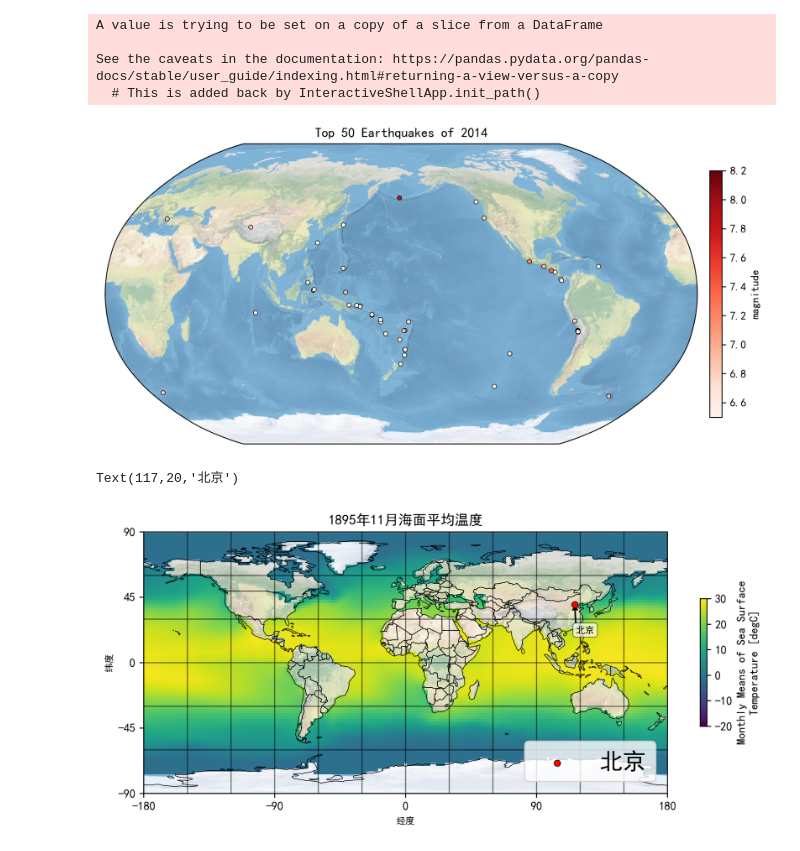
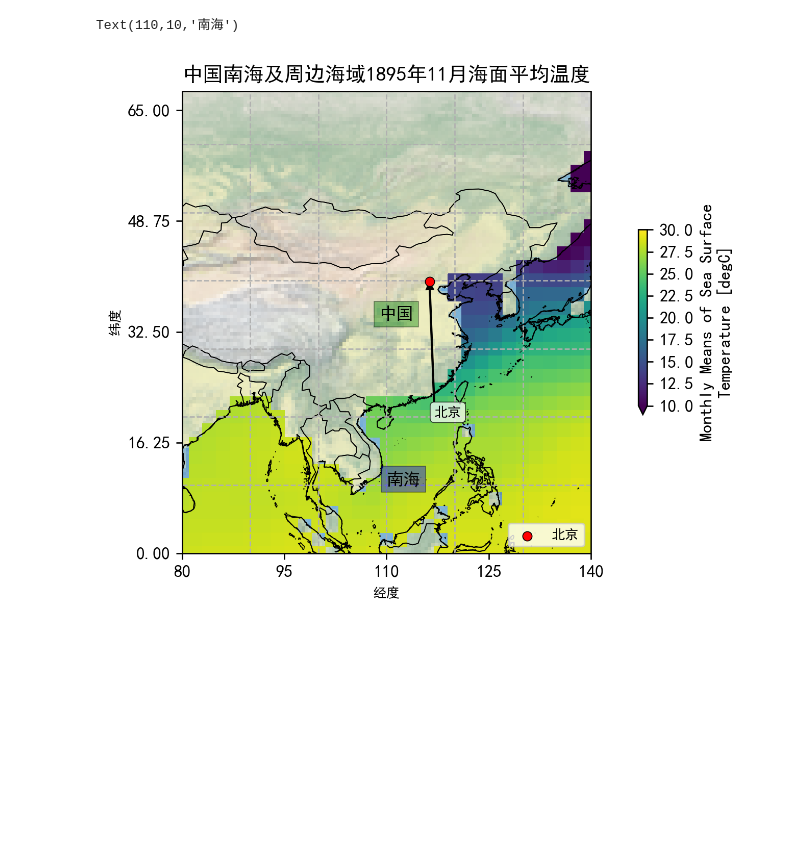
Before and after one commit to kedaobilianxu/ESE5023_Assignments_12132834, a Jupyter notebook: PS4/PS4.ipynb, the cells around one changed output. Saved outputs shown, nothing was run; the diff lists cells and outputs as text; code cells hidden in the pictures; blank space fills up the shorter version.

```diff
--- a/PS4/PS4.ipynb
+++ b/PS4/PS4.ipynb
@@ -338,37 +91,3 @@ Text(0.5,1,'No mask data only')
-# %%
-import numpy as np
-import xarray as xr
-import pandas as pd
-import matplotlib.pyplot as plt
-import matplotlib.ticker as mticker
-import cartopy.crs as ccrs
-import cartopy.feature as cfeature
-%matplotlib inline
-Sig_Eqs = pd.read_csv('usgs_earthquakes.csv')
-Eqs_location_mag = Sig_Eqs[['latitude','longitude','mag']]
-Eqs_location_mag.sort_values(by = 'mag',axis =0,ascending=False,inplace=True)
-Eqs_location_mag_top50 = Eqs_location_mag[:54] #选前50个，但是第51个到54个都是和第五十个一样mag为6.5,所以都算在前50了，否则图会比题目给的少几个点
-Eqs_location_mag_top50
-lat = Eqs_location_mag_top50['latitude'].values
-lon = Eqs_location_mag_top50['longitude'].values
-mag = Eqs_location_mag_top50['mag'].values
-Eqs_location_mag_top50 = Eqs_location_mag_top50.reset_index(drop=True)
-max_mag = Eqs_location_mag_top50['mag'][0]
-min_mag = Eqs_location_mag_top50['mag'][53]
-plt.figure(figsize=(10,5), dpi=240)
-ax = plt.axes(projection=ccrs.Robinson(central_longitude=180))
-ax.stock_img()
-ax.scatter(lon,lat,c=mag ,transform=ccrs.PlateCarree(),vmin= min_mag, vmax= max_mag , cmap='Reds',
-           marker='o',edgecolors='k',s=15, linewidths=0.5)
-cb=ax.figure.colorbar(ax.collections[0],fraction=0.02, pad=0.02,label = 'magnitude') #显示colorbar
-ax.set_title('Top 50 Earthquakes of 2014')
-plt.show()
-# %% [output]
-A value is trying to be set on a copy of a slice from a DataFrame
-
-See the caveats in the documentation: https://pandas.pydata.org/pandas-docs/stable/user_guide/indexing.html#returning-a-view-versus-a-copy
-  # This is added back by InteractiveShellApp.init_path()
-[figure, removed]
 # %%
 import numpy as np
 import xarray as xr
@@ -377,46 +96,57 @@ import matplotlib.pyplot as plt
 import matplotlib.ticker as mticker
 import cartopy.crs as ccrs
 import cartopy.feature as cfeature
 %matplotlib inline
 plt.rcParams['font.sans-serif'] = ['SimHei']
 plt.rcParams['axes.unicode_minus'] = False #解决中文及负号乱码问题
 
 ds = xr.open_dataset('sst.mnmean.nc', engine="netcdf4")
-surface_T = ds.sst.isel(time=502)
+surface_T = ds.sst.isel(time=502) #time用来控制时间，suface_t代表某年某月的全球海平面气温,本次取1895年11月的海平面月平均温度
 # Create and define the size of a figure object
 plt.figure(figsize=(10,5), dpi=240)
-# Create an axes with Orthographic projection style
+# Set Orthographic projection style
 proj = ccrs.PlateCarree()
 ax = plt.axes(projection=proj)
-# Plot the surface temperature
+
+# Plot the surface temperature 自动生成colorbar
 surface_T.plot(ax=ax, transform=ccrs.PlateCarree(),
-         vmin=-20, vmax=30, cbar_kwargs={'shrink': 0.4})
+         vmin=10, vmax=30, cbar_kwargs={'shrink': 0.4})
+# Set a region and plot
+ax.set_extent([80, 140, 0, 65])
+
+# Add features to axes using methods
+ax.coastlines(resolution='10m', linewidth=0.5)
 ax.stock_img()
 # Add border lines over countries
 ax.add_feature(cfeature.NaturalEarthFeature(category='cultural',
                                            name='admin_0_countries',
                                            scale='110m',
                                            facecolor='none',
                                            edgecolor='black',
                                            linewidth=0.5))
-#设置X轴及Y轴及label
+#x&y label and ticks
 ax.tick_params(labelsize=10)
-ax.set_xticks(np.linspace(-180, 180, 5), crs=ccrs.PlateCarree())
-ax.set_yticks(np.linspace(-90, 90, 5), crs=ccrs.PlateCarree())
+ax.set_xticks(np.linspace(80, 140, 5), crs=ccrs.PlateCarree())
+ax.set_yticks(np.linspace(0, 65, 5), crs=ccrs.PlateCarree())
 ax.set_xlabel('经度',fontsize=8)
 ax.set_ylabel('纬度',fontsize=8)
-
-ax.set_title('1895年11月海面平均温度')
-#设置网格
-gl = ax.gridlines(crs=ccrs.PlateCarree(), linewidth=1, color='black', alpha=0.5)
-gl.ylocator = mticker.FixedLocator(np.arange(-90,90,30))
-gl.xlocator = mticker.FixedLocator(np.arange(-180, 180, 30))
+#title
+ax.set_title('中国南海及周边海域1895年11月海面平均温度')
+#gridlines
+ax.gridlines(linestyle='--')
 #masks or feature
 ax.scatter(116.3,39.9,s=30,c='r',marker='o',label='北京',zorder=5,edgecolors='k', linewidths=0.5)
-ax.legend(loc=4,fontsize=20)
+#legend
+ax.legend(loc=4,fontsize=8)
+#annotations
 ax.annotate('北京',xy=(116.3,39.9),xytext=(117,20),fontsize=8,
              arrowprops=dict(lw=0.3,width=1,headwidth=5,headlength=5,color='k'),
              bbox=dict(boxstyle='round,pad=0.3', fc='white', ec='black',lw=0.5 ,alpha=0.7))
+#text box
+ax.text(108.93,34.27,'中国',
+         fontsize=10,bbox=dict(boxstyle='square,pad=0.3', fc='g', ec='black',lw=0.5 ,alpha=0.4))
+ax.text(110,10,'南海',
+         fontsize=10,bbox=dict(boxstyle='square,pad=0.3', fc='b', ec='black',lw=0.5 ,alpha=0.4))
 # %% [output]
-Text(117,20,'北京')
+Text(110,10,'南海')
-[figure, old version]
+[figure, new version]
```
Also changed, not shown: parts of 11 cells of this notebook.
